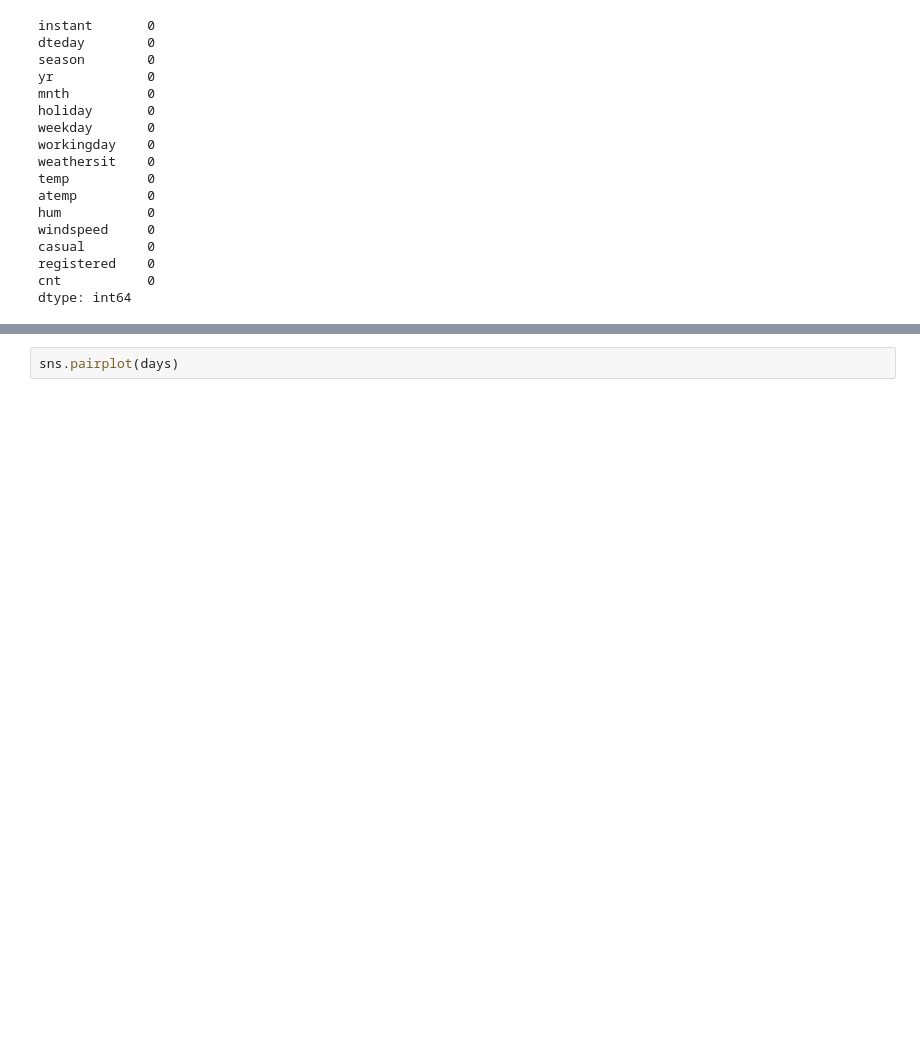
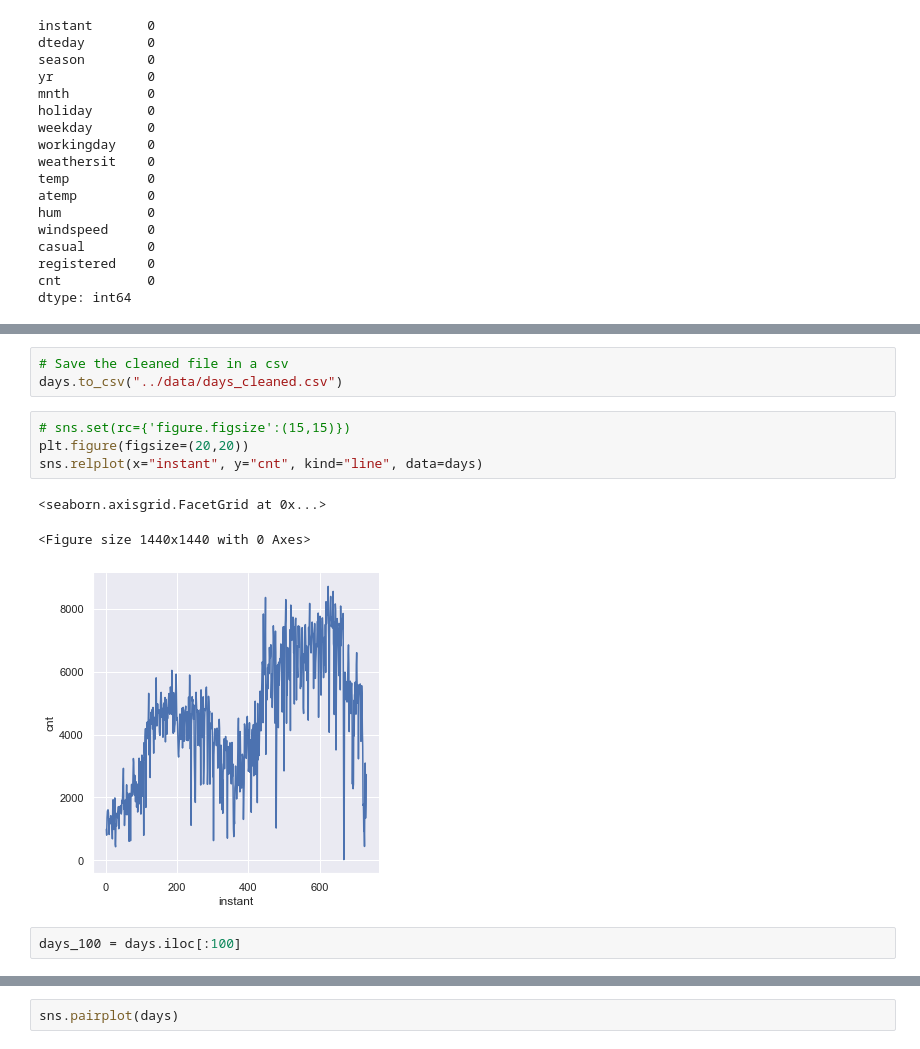
Before and after one commit to laurent-guerguy/Project-5-Bikesharing-Predict-Bike-Usage, a Jupyter notebook: your-project/Data Cleaning.ipynb, the cells around one changed output, grey strips where cells are left out. Cells and saved outputs as stored; diff of their text form; blank space fills up the shorter version.

Commit message:
Data cleaning days done

```diff
--- a/your-project/Data Cleaning.ipynb
+++ b/your-project/Data Cleaning.ipynb
@@ -85,0 +96,13 @@ dtype: int64
+# %%
+# Save the cleaned file in a csv
+days.to_csv("../data/days_cleaned.csv")
+# %%
+# sns.set(rc={'figure.figsize':(15,15)})
+plt.figure(figsize=(20,20))
+sns.relplot(x="instant", y="cnt", kind="line", data=days)
+# %% [output]
+<seaborn.axisgrid.FacetGrid at 0x...>
+<Figure size 1440x1440 with 0 Axes>
+[figure, added]
+# %%
+days_100 = days.iloc[:100]
```
Also changed, not shown: parts of 5 cells of this notebook, 1 other file.
